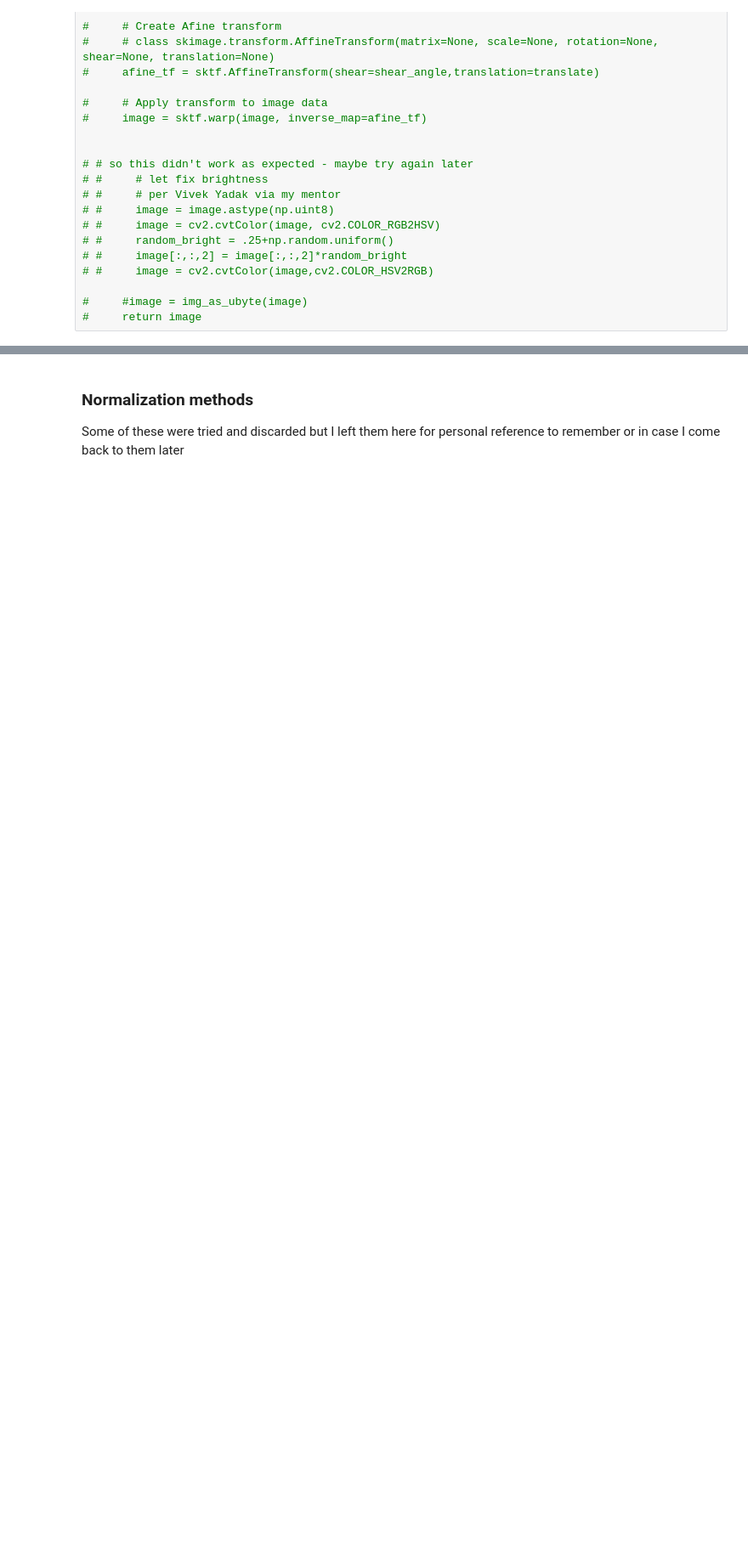
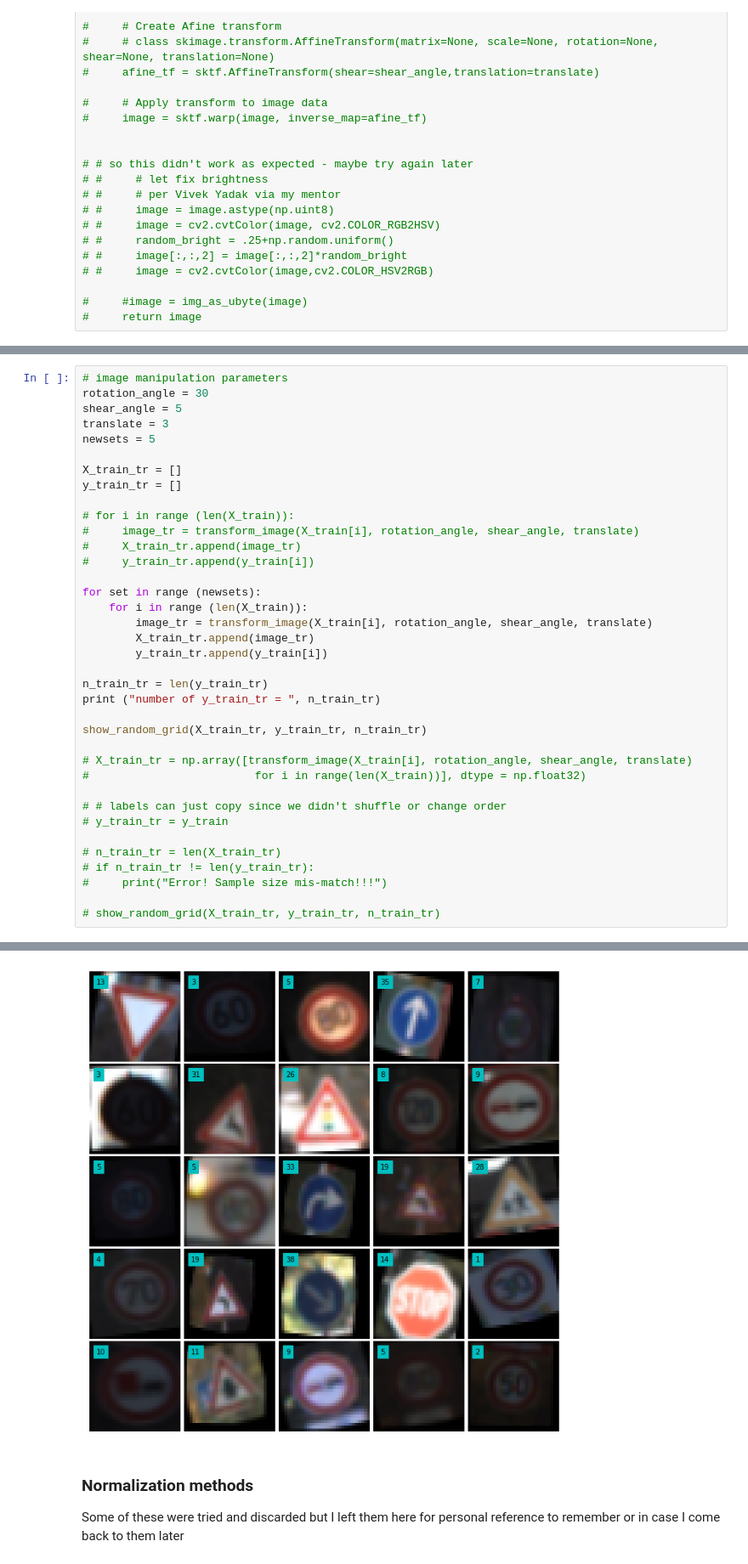
Before and after one commit to tpak/CarND-Traffic-Sign-Classifier-Project, a Jupyter notebook: Traffic_Sign_Classifier-Copy2.ipynb, the cells around one changed output, grey strips where cells are left out. Shown at 85% size. Saved outputs shown, nothing was run; the diff lists cells and outputs as text; blank space fills up the shorter version.

```diff
--- a/Traffic_Sign_Classifier-Copy2.ipynb
+++ b/Traffic_Sign_Classifier-Copy2.ipynb
@@ -342,0 +301,38 @@ number of y_train_tr =  34799
+# %%
+# image manipulation parameters
+rotation_angle = 30
+shear_angle = 5
+translate = 3
+newsets = 5
+
+X_train_tr = []
+y_train_tr = []
+
+# for i in range (len(X_train)):
+#     image_tr = transform_image(X_train[i], rotation_angle, shear_angle, translate)
+#     X_train_tr.append(image_tr)
+#     y_train_tr.append(y_train[i])
+
+for set in range (newsets):
+    for i in range (len(X_train)):
+        image_tr = transform_image(X_train[i], rotation_angle, shear_angle, translate)
+        X_train_tr.append(image_tr)
+        y_train_tr.append(y_train[i])
+
+n_train_tr = len(y_train_tr)
+print ("number of y_train_tr = ", n_train_tr)
+
+show_random_grid(X_train_tr, y_train_tr, n_train_tr)
+
+# X_train_tr = np.array([transform_image(X_train[i], rotation_angle, shear_angle, translate)
+#                         for i in range(len(X_train))], dtype = np.float32)
+
+# # labels can just copy since we didn't shuffle or change order
+# y_train_tr = y_train
+
+# n_train_tr = len(X_train_tr)
+# if n_train_tr != len(y_train_tr):
+#     print("Error! Sample size mis-match!!!")
+
+# show_random_grid(X_train_tr, y_train_tr, n_train_tr)
+# %% [output]
@@ -343,3 +340,4 @@ number of y_train_tr =  34799
+[figure, added]
 # %% [markdown]
 ### Normalization methods
 Some of these were tried and discarded but I left them here for personal reference to remember or in case I come back to them later
```
Also changed, not shown: parts of 18 cells of this notebook.
